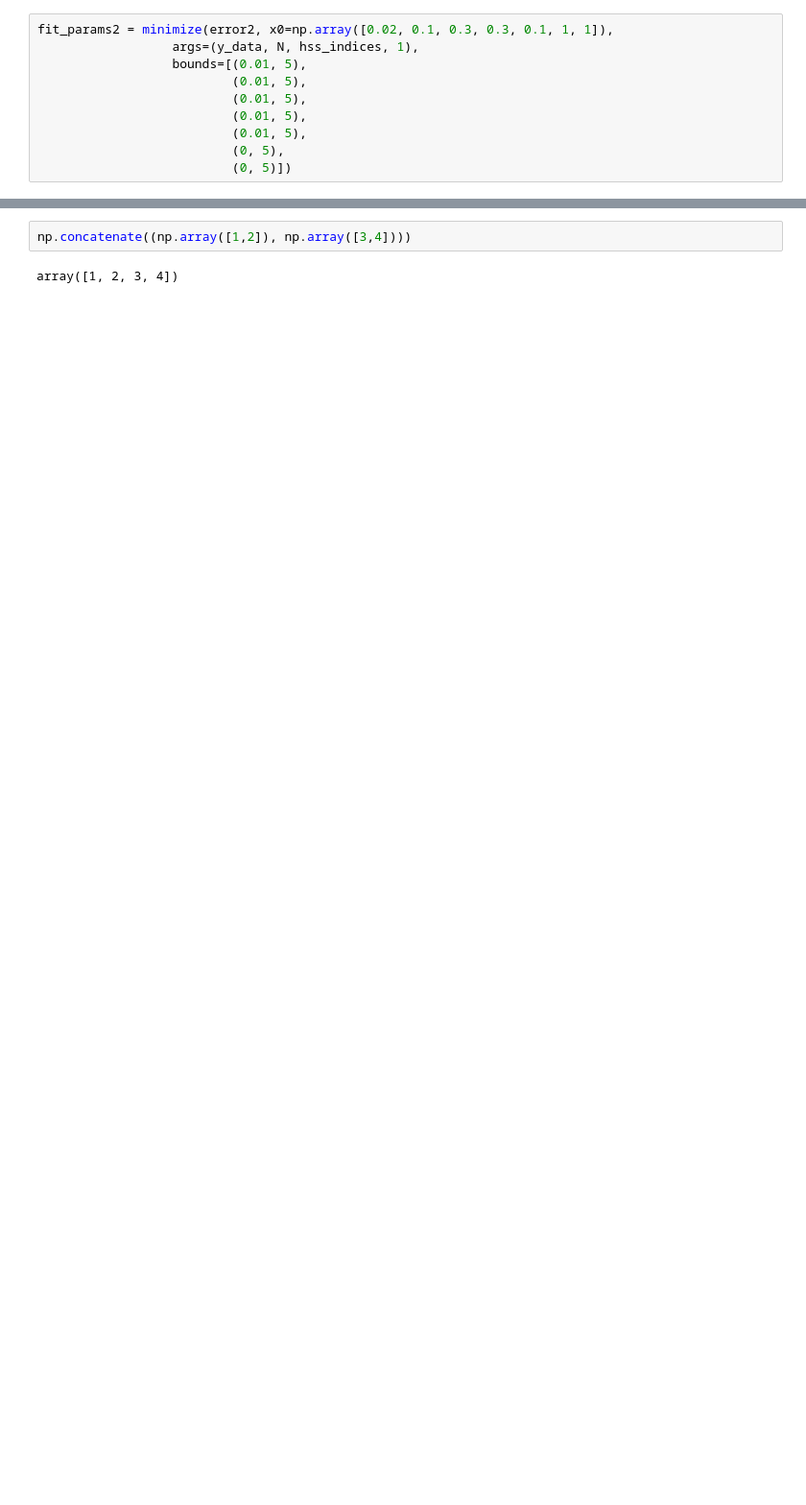
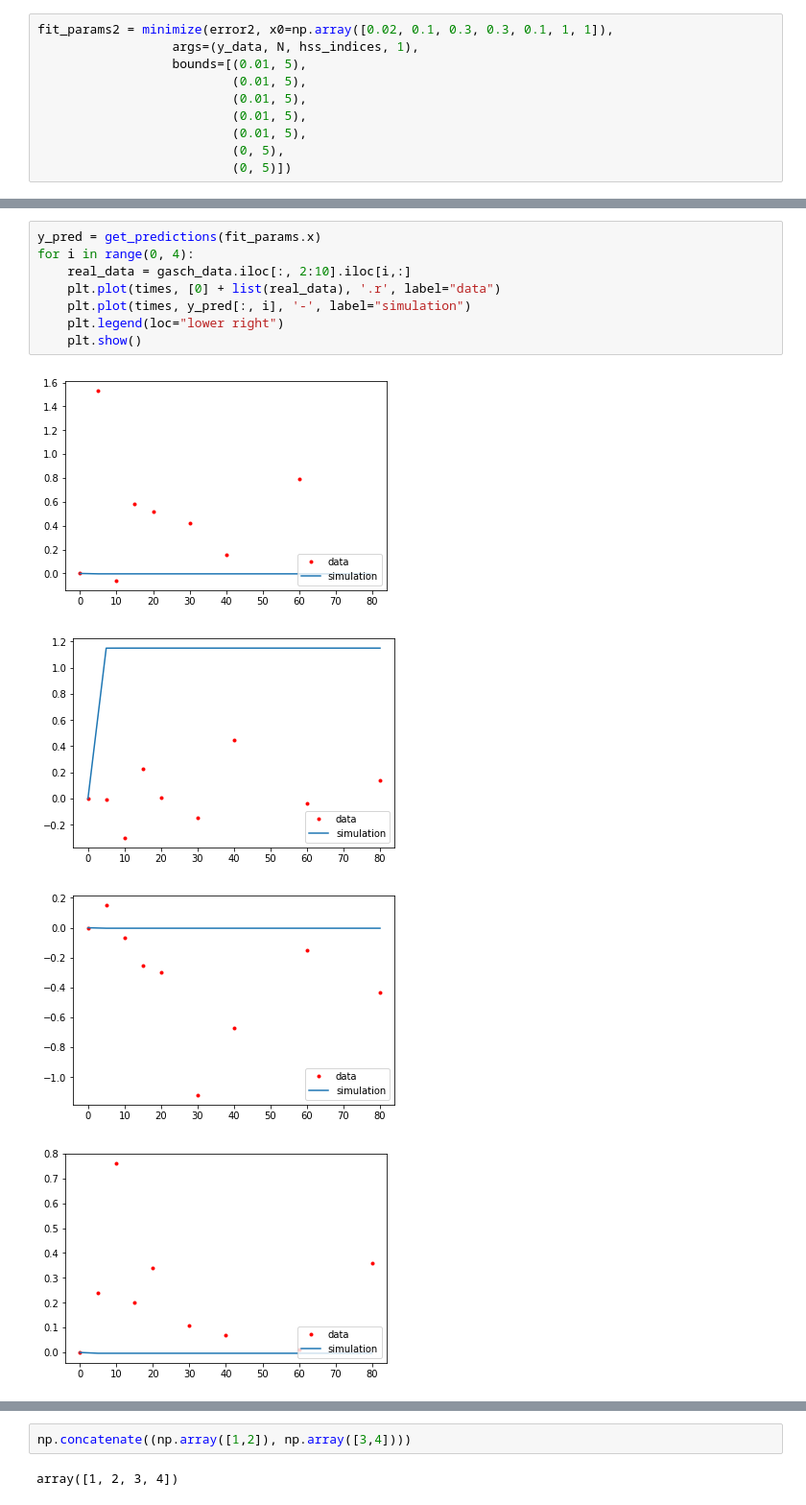
Before and after one commit to jnnanvrro/generegnetwork, a Jupyter notebook: yeastnet_project/Feb9/Parameter estimation.ipynb, the cells around one changed output, grey strips where cells are left out. Shown at 96% size. Drawn from its saved outputs; the diff is of its cells as text; blank space fills up the shorter version.

```diff
--- a/yeastnet_project/Feb9/Parameter estimation.ipynb
+++ b/yeastnet_project/Feb9/Parameter estimation.ipynb
@@ -436,3 +661,16 @@ plt.legend(loc="lower right")
 plt.show()
 # %% [output]
 [figure]
+# %%
+y_pred = get_predictions(fit_params.x)
+for i in range(0, 4):
+    real_data = gasch_data.iloc[:, 2:10].iloc[i,:]
+    plt.plot(times, [0] + list(real_data), '.r', label="data")
+    plt.plot(times, y_pred[:, i], '-', label="simulation")
+    plt.legend(loc="lower right")
+    plt.show()
+# %% [output]
+[figure, added]
+[figure, added]
+[figure, added]
+[figure, added]
```
Also changed, not shown: parts of 34 cells of this notebook.
